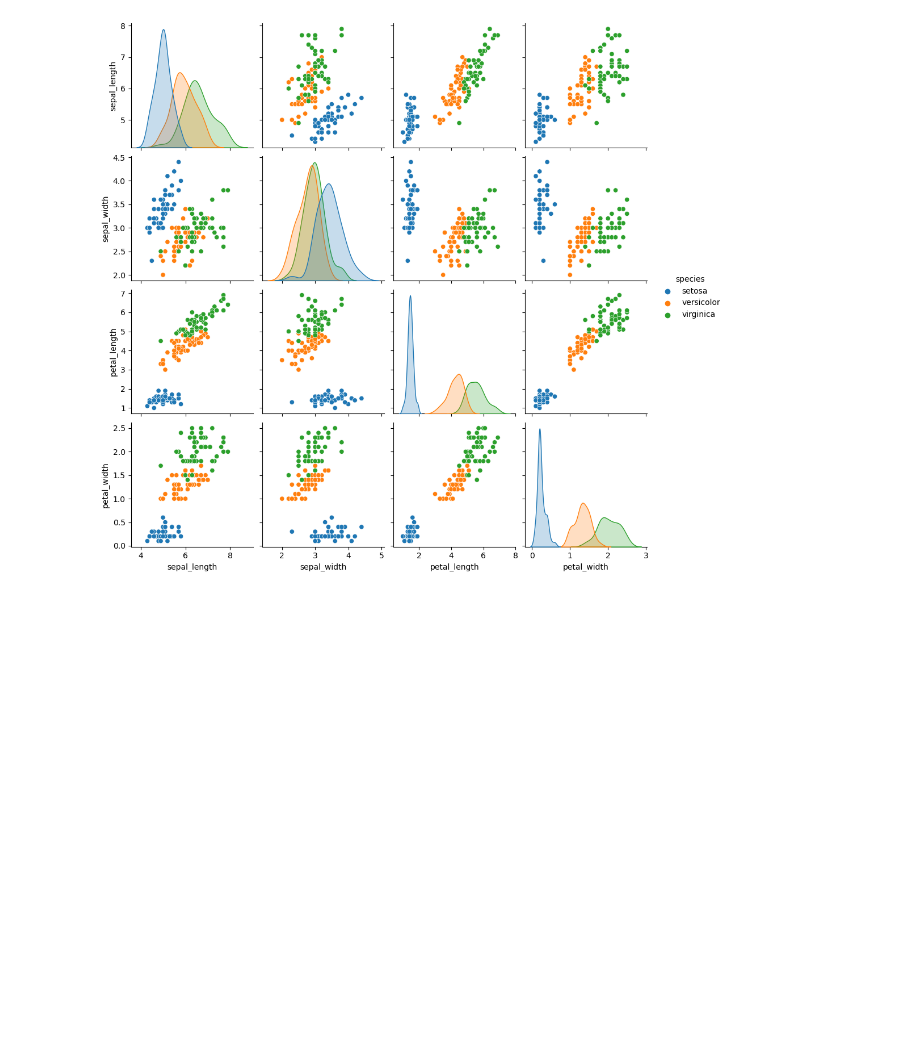
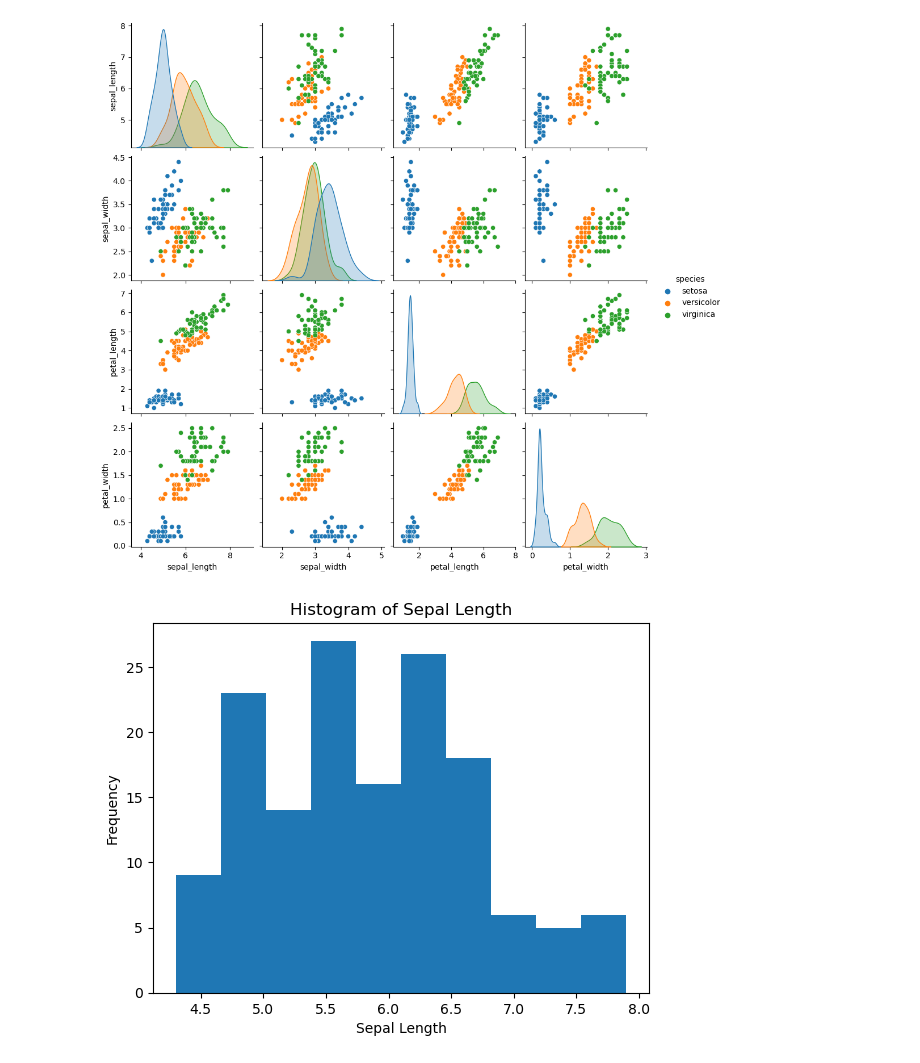
Before and after one commit to dectan/FUNDAMENTALS-OF-DATA-ANALYSIS, a Jupyter notebook: project.ipynb, the cells around one changed output. Saved outputs shown, nothing was run; the diff lists cells and outputs as text; code cells hidden in the pictures; blank space fills up the shorter version.

Commit message:
added individual histograms for petal/sepal width/heigth

```diff
--- a/project.ipynb
+++ b/project.ipynb
@@ -81,3 +73,11 @@ sns.pairplot(df, hue= 'species')
 # %% [output]
 <seaborn.axisgrid.PairGrid at 0x...>
 [figure]
+# %%
+plt.hist(df['sepal_length'], bins=10)
+plt.xlabel('Sepal Length')
+plt.ylabel('Frequency')
+plt.title('Histogram of Sepal Length')
+plt.show()
+# %% [output]
+[figure, added]
```
Also changed, not shown: parts of 4 cells of this notebook.
